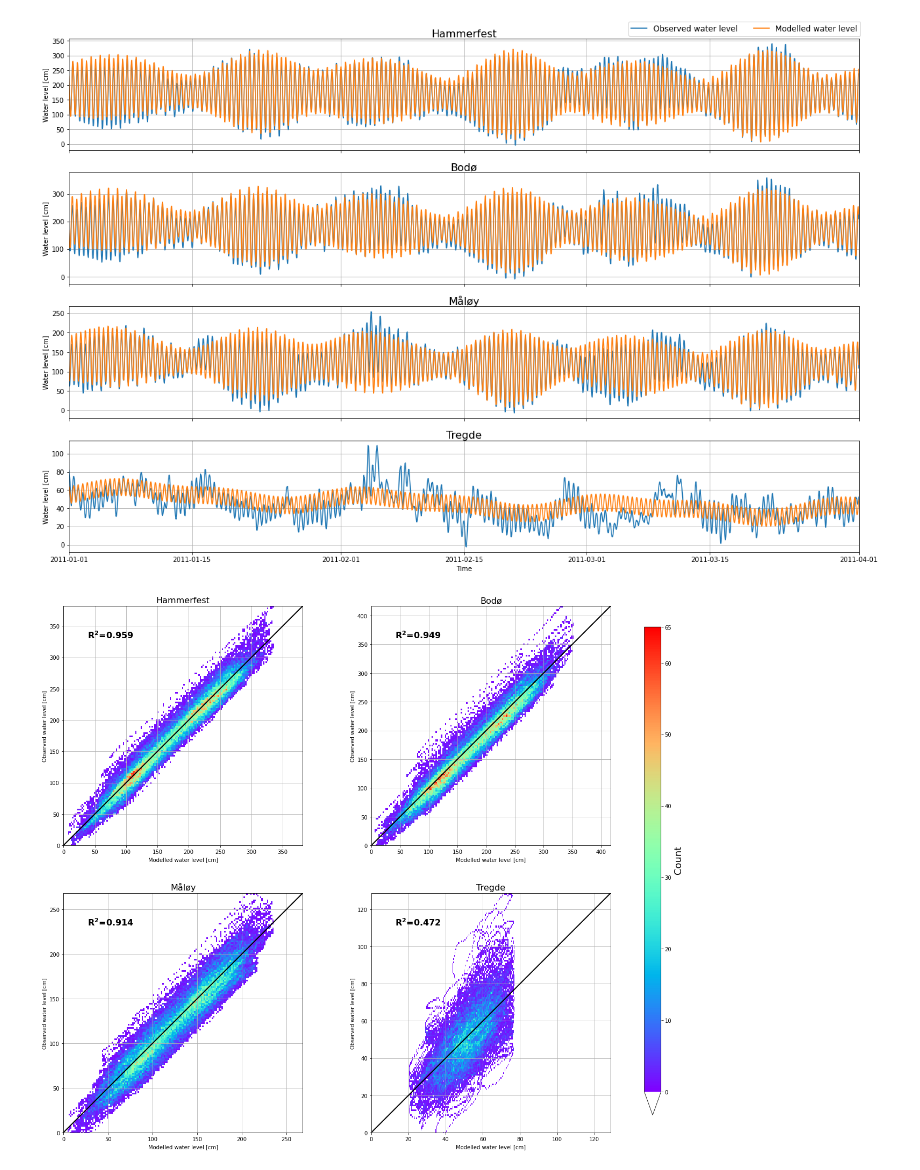
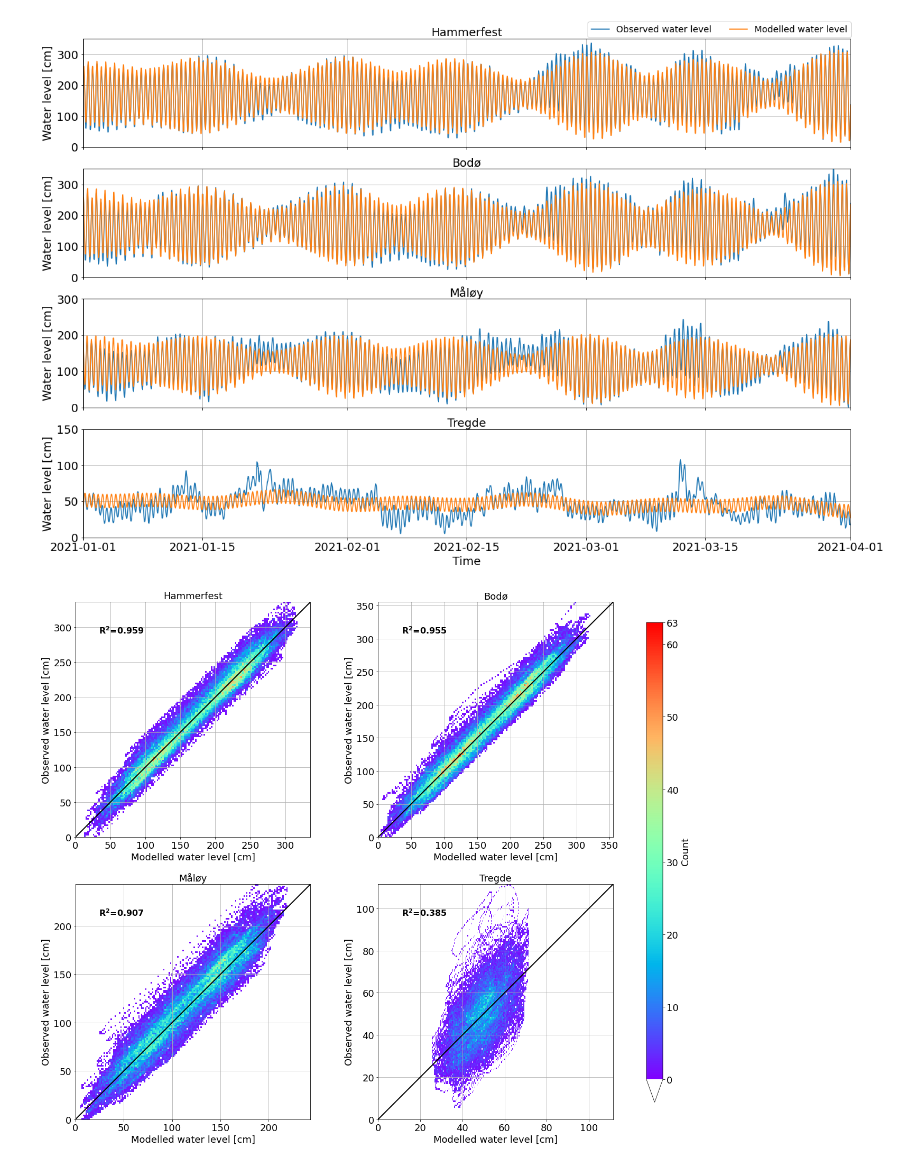
Before and after one commit to AnnaWojciechowska/GEO4300_project, a Jupyter notebook: harmonic_analysis/main.ipynb, the cells around one changed output. Cells and saved outputs as stored; diff of their text form; code cells hidden in the pictures.

```diff
--- a/harmonic_analysis/main.ipynb
+++ b/harmonic_analysis/main.ipynb
@@ -178,9 +363,16 @@ Station TRG:
 # %%
 # Calculate the full regression time series for each station
+amplitudes = {}
+phases = {}
+intercepts = {}
+
 for station in stations:
+    amplitudes[station] = {}
+    phases[station] = {}
     n = len(results[station]["list_of_most_important_constituents"])    # Number of significant tidal constituents
     # Initialize the regression with the intercept
     regression = results[station][f'regression_{n}']['params']['Intercept']
+    intercepts[station] = results[station][f'regression_{n}']['params']['Intercept']
     # Loop over the constituents used in the regression for this station and add their contribution to the regression
     for constituent in results[station]['list_of_most_important_constituents']:
         regression += (
@@ -192,8 +384,9 @@ for station in stations:
     # The regressions were done after removing the mean waterlevel from the time series. Add it again now.
     df_stations[station]['regression'] = regression + df_stations[station]['Level'].mean()
 
-    # The above code calculates the regression from the rewritten expression, where A*cos(ai*t - phi) is spit into a cosine and a sine
-    # We should also calculate the regression based on the original expression, with amplitude and phase
+    # The above code calculates the regression from the rewritten expression, where A*cos(ai*t - phi) is spit into a cosine and a sine, A_i*cos(a_i*t - phi_i) = c_i*cos(a_i*t) + s_i*sin(a_i*t)
+    # We can also calculate the regression based on the original expression, by using that A_i = sqrt(c_i**2 + s_i**2) and phi_i = arctan(s_i / c_i).
+    # These two regressions should, of course, be the same so it's a good check.
     # Initialize the regression2 with the intercept
     regression2 = results[station][f'regression_{n}']['params']['Intercept']
     # Loop over the constituents used in the regression for this station and add their contribution to the regression
@@ -210,12 +403,20 @@ for station in stations:
         if phase < 0:
             phase += 2*np.pi
         regression2 += amplitude*np.cos(np.deg2rad(tidal_constituents.loc[constituent]['Angular Speed (degrees/hour)']*df_stations[station]['tk']) - phase)
+        amplitudes[station][constituent] = amplitude
+        phases[station][constituent] = np.rad2deg(phase)
     # The regressions were done after removing the mean waterlevel from the time series. Add it again now.
     df_stations[station]['regression2'] = regression2 + df_stations[station]['Level'].mean()
 # %%
-# Are the two regressions equal???
-#for i in range(int(len(df_stations['HRO']['regression'].index))):
-#    if round(df_stations['HRO']['regression'][i], 4) == round(df_stations['HRO']['regression2'][i], 4):
-#        continue
-#    else:
-#        print('Not equal')
+# Are the two regressions the same?
+for station in stations:
+    unequal = 0
+    for i in range(int(len(df_stations[station]['regression'].index))):
+        if round(df_stations[station]['regression'][i], 4) == round(df_stations[station]['regression2'][i], 4):
+            continue
+        else:
+            unequal += 1
+    if unequal == 0:
+        print(f'{station}: The regressions are the same')
+    else:
+        print(f'{station}: There are {unequal} model points in the regressions that are not the same')
@@ -222,23 +439,24 @@ for station in stations:
 # %%
 ###
 # Plot the regression and observations
 ###
-
+ylims = [350, 350, 300, 150]
 fig, axs = plt.subplots(4, 1, sharex='all', figsize=(21.6,14.4))
 for i in range(len(stations)):
     # Add a new subplot for this station
     station = stations[i]
-    axs[i].plot(df_stations[station]['Level'].loc['2011-01':'2011-03'], label='Observed water level')
-    axs[i].plot(df_stations[station]['regression'].loc['2011-01':'2011-03'], label='Modelled water level')
+    axs[i].plot(df_stations[station]['Level'].loc['2021-01':'2021-03'], label='Observed water level')
+    axs[i].plot(df_stations[station]['regression'].loc['2021-01':'2021-03'], label='Modelled water level')
     axs[i].set_ylabel('Water level [cm]')
     axs[i].text(0.5, 1, df_stations_info.loc[station]['name'], verticalalignment='bottom',
-            horizontalalignment='center', transform=axs[i].transAxes, fontsize=16)
+            horizontalalignment='center', transform=axs[i].transAxes, fontsize=18)
     axs[i].grid(True)
-axs[0].legend(loc='upper center', bbox_to_anchor=(0.855, 1.19), ncol=2, fontsize=12)
+    axs[i].set_ylim([0, ylims[i]])
+axs[0].legend(loc='upper center', bbox_to_anchor=(0.829, 1.20), ncol=2, fontsize=14)
 axs[-1].set_xlabel('Time')
-axs[-1].set_xlim(pd.Timestamp('2011-01-01'), pd.Timestamp('2011-04-01'));
+axs[-1].set_xlim(pd.Timestamp('2021-01-01'), pd.Timestamp('2021-04-01'));
 # %% [output]
-[figure, old version]
+[figure, new version]
 # %%
 ###
 # Make scatterplots
@@ -273,6 +491,7 @@ palette.set_under("white", 1.0)
 H_max = np.max([H[station][~np.isnan(H[station])].max() for station in stations])
 
 # Plot
+###### NEED A SUPTITLE FOR THIS FIGURE!!!
 fig = plt.figure(figsize=(21.6,18))
 for i in range(len(stations)):
     # Add a new subplot for the station
@@ -287,7 +506,7 @@ for i in range(len(stations)):
     # Format the plot by adding title, axis labels etc.
     ax.set_xlim(0, axis_max)
     ax.set_ylim(0, axis_max)
-    ax.set_title(df_stations_info.loc[station]['name'], fontsize=16)
+    ax.set_title(df_stations_info.loc[station]['name'], fontsize=18)
     ax.set_xlabel('Modelled water level [cm]')
     ax.set_ylabel('Observed water level [cm]')
     ax.grid()
@@ -303,4 +522,4 @@ cbar_ax = fig.add_axes([0.83, 0.15, 0.02, 0.7])
 cb = plt.colorbar(im, cax=cbar_ax, extend='min', ticks=[0, 10, 20, 30, 40, 50, 60, H_max]);
 cb.set_label(label='Count', size=18)
 # %% [output]
-[figure, old version]
+[figure, new version]
```
Also changed, not shown: parts of 17 cells of this notebook, 8 other files.
